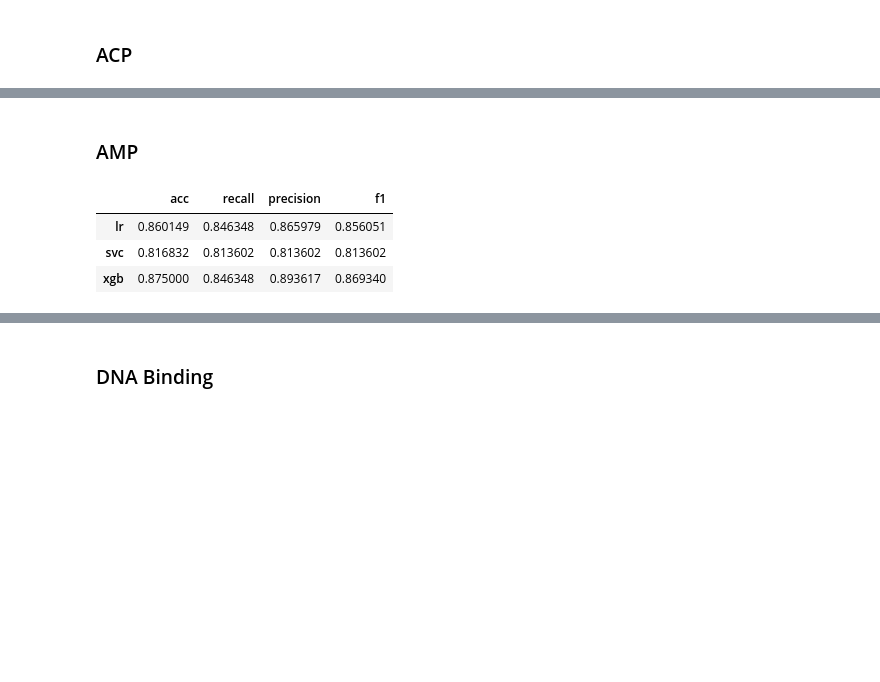
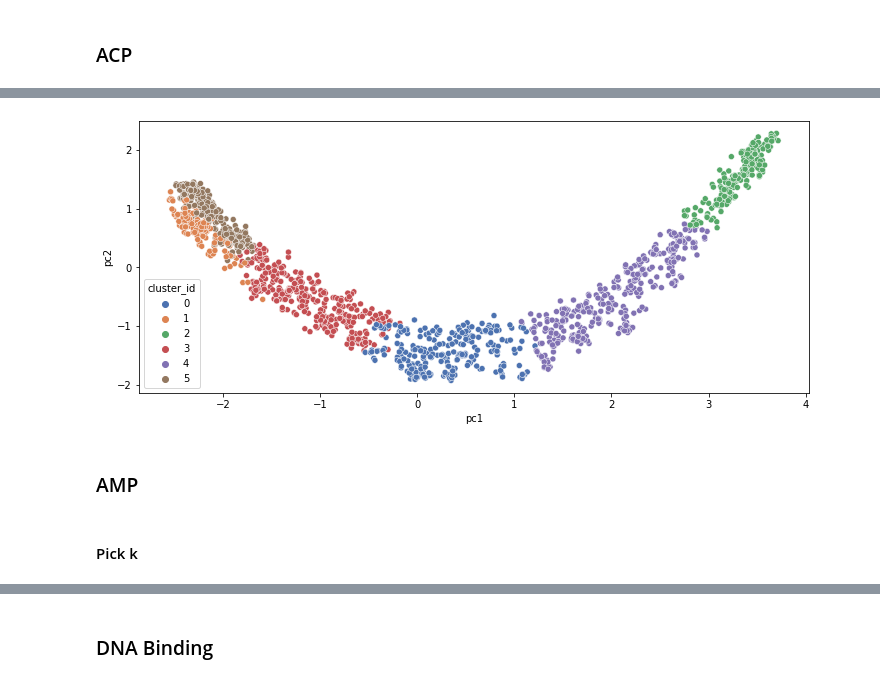
Before and after one commit to vin00d/peptide, a Jupyter notebook: 03_onehot.ipynb, the cells around one changed output, grey strips where cells are left out. Cells and saved outputs as stored; diff of their text form; code cells hidden in the pictures; blank space fills up the shorter version.

```diff
--- a/03_onehot.ipynb
+++ b/03_onehot.ipynb
@@ -440,0 +429,2 @@ get_all_scores(all_preds, y_test, models=MODELS)
+# %%
+km = KMeans(n_clusters=6, random_state=10).fit(X_pca)
@@ -441,13 +435,8 @@ get_all_scores(all_preds, y_test, models=MODELS)
+# %%
+visualize_clusters(km.labels_, X_pca)
+# %% [output]
+[figure, added]
 # %% [markdown]
 ### AMP
-# %%
-X_train, y_train = amp_data.X_train, amp_data.y_train
-X_test, y_test = amp_data.X_test, amp_data.y_test
-
-all_preds = train_predict_allmodels(X_train, y_train, X_test, models=MODELS)
-get_all_scores(all_preds, y_test, models=MODELS)
-# %% [output]
-|  | acc | recall | precision | f1 |
-| lr | 0.860149 | 0.846348 | 0.865979 | 0.856051 |
-| svc | 0.816832 | 0.813602 | 0.813602 | 0.813602 |
-| xgb | 0.875000 | 0.846348 | 0.893617 | 0.869340 |
+# %% [markdown]
+#### Pick k
```
Also changed, not shown: parts of 86 cells of this notebook, 12 other files.
